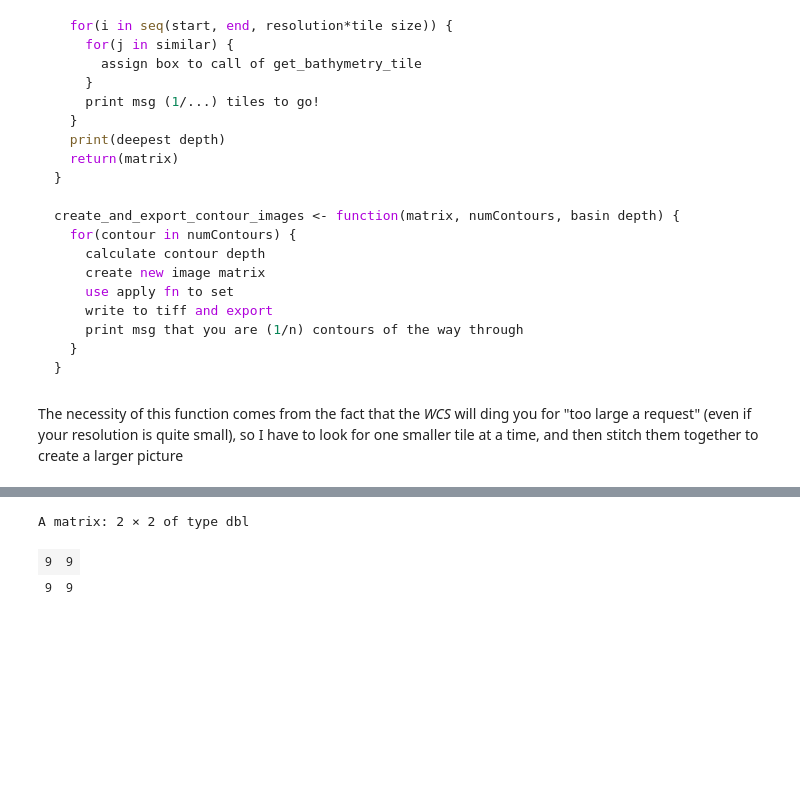
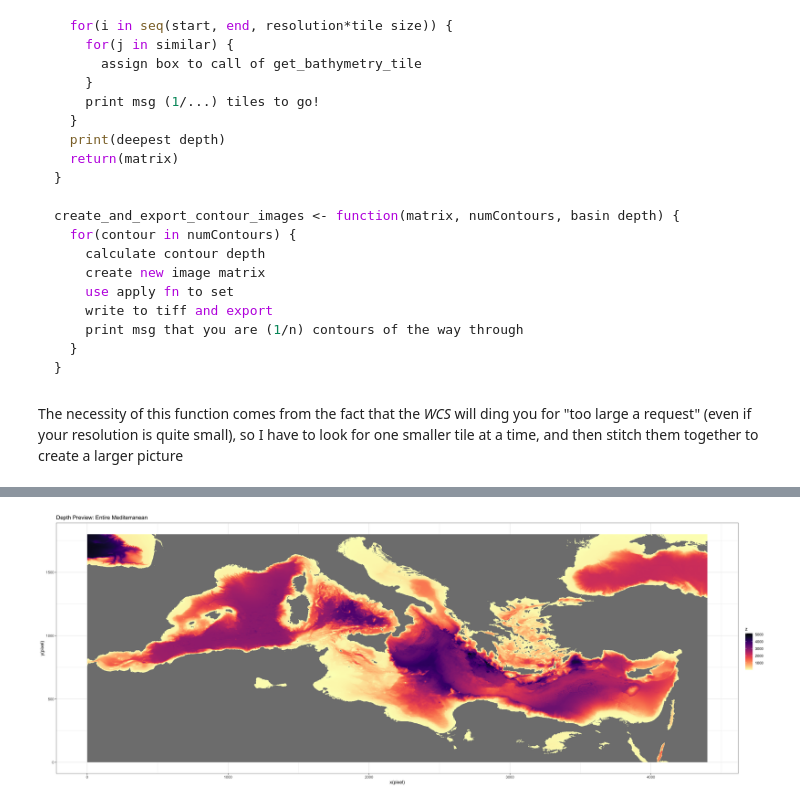
Before and after one commit to johnmays/bathymetric-data-vis, a Jupyter notebook: r_development/wcs_contour_generation.ipynb, the cells around one changed output, grey strips where cells are left out. Saved outputs shown, nothing was run; the diff lists cells and outputs as text; code cells hidden in the pictures; blank space fills up the shorter version.

Commit message:
stitched entire sea + rendered a few figs
good checkpoint

```diff
--- a/r_development/wcs_contour_generation.ipynb
+++ b/r_development/wcs_contour_generation.ipynb
@@ -290,6 +138,0 @@ foo[2, 1:2] <- foo[1, 1:2]
-# %%
-foo
-# %% [output]
-A matrix: 2 × 2 of type dbl
-| 9 | 9 |
-| 9 | 9 |
@@ -295,0 +152,18 @@ A matrix: 2 × 2 of type dbl
+# %%
+# Un-comment this line to load the cached file.
+stitched_img <- readRDS(file = "./rcache/stitched_img.rdat")
+# %%
+df_stitched_img <- melt(apply(stitched_img, c(2), rev),
+                        varnames = c("y", "x"), value.name = "z")
+# %%
+options(repr.plot.width = 24, repr.plot.height = 9)
+map <- ggplot(aes(x = x, y = y, z = z), data = df_stitched_img) +
+  geom_raster(aes(fill = z)) +
+  scale_fill_viridis(option = "A", direction = -1) + # magma colormap
+  ggtitle("Depth Preview: Entire Mediterranean") +
+  xlab("x(pixel)") +
+  ylab("y(pixel)") +
+  theme_bw()
+map
+# %% [output]
+[figure, added]
```
Also changed, not shown: parts of 26 cells of this notebook, 2 other files.
